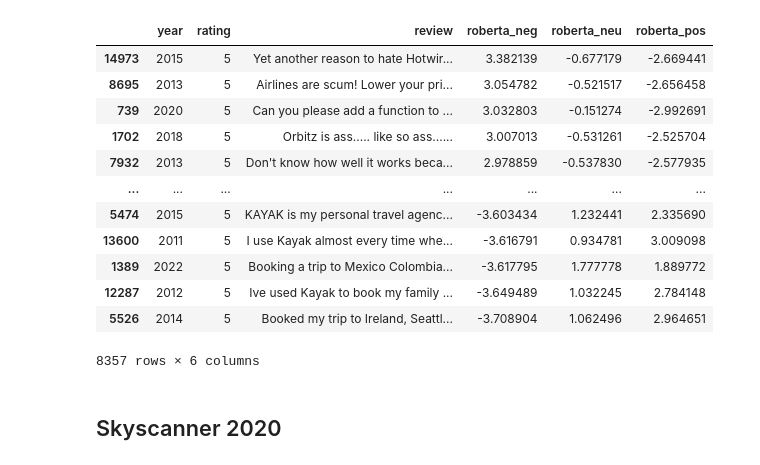
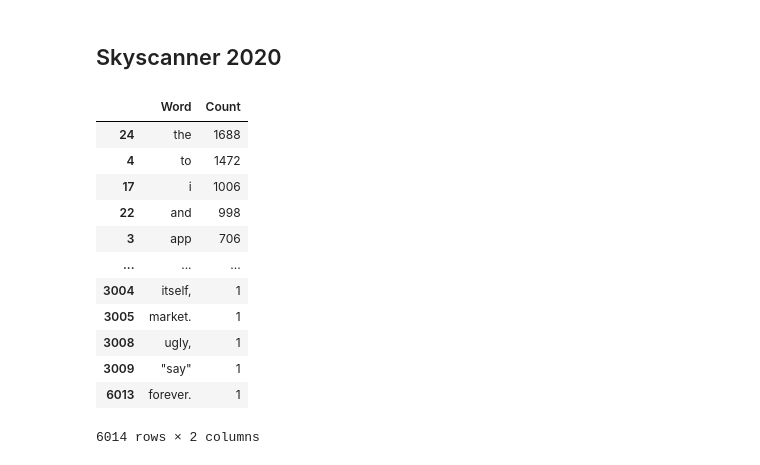
Before and after one commit to comeyrd/quantux-flightcomparator, a Jupyter notebook: analysis/sentiment.ipynb, the cells around one changed output. Saved outputs shown, nothing was run; the diff lists cells and outputs as text; code cells hidden in the pictures.

```diff
--- a/analysis/sentiment.ipynb
+++ b/analysis/sentiment.ipynb
@@ -23,16 +3,0 @@ sorted_word_counts.to_csv('wordCount.csv', index=False)
-# %%
-kayak_sentiment[kayak_sentiment['rating'] == 5].sort_values(by='roberta_neg', ascending=False)
-# %% [output]
-|  | year | rating | review | roberta_neg | roberta_neu | roberta_pos |
-| 14973 | 2015 | 5 | Yet another reason to hate Hotwir... | 3.382139 | -0.677179 | -2.669441 |
-| 8695 | 2013 | 5 | Airlines are scum! Lower your pri... | 3.054782 | -0.521517 | -2.656458 |
-| 739 | 2020 | 5 | Can you please add a function to ... | 3.032803 | -0.151274 | -2.992691 |
-| 1702 | 2018 | 5 | Orbitz is ass..... like so ass...... | 3.007013 | -0.531261 | -2.525704 |
-| 7932 | 2013 | 5 | Don't know how well it works beca... | 2.978859 | -0.537830 | -2.577935 |
-| ... | ... | ... | ... | ... | ... | ... |
-| 5474 | 2015 | 5 | KAYAK is my personal travel agenc... | -3.603434 | 1.232441 | 2.335690 |
-| 13600 | 2011 | 5 | I use Kayak almost every time whe... | -3.616791 | 0.934781 | 3.009098 |
-| 1389 | 2022 | 5 | Booking a trip to Mexico Colombia... | -3.617795 | 1.777778 | 1.889772 |
-| 12287 | 2012 | 5 | Ive used Kayak to book my family ... | -3.649489 | 1.032245 | 2.784148 |
-| 5526 | 2014 | 5 | Booked my trip to Ireland, Seattl... | -3.708904 | 1.062496 | 2.964651 |
-8357 rows × 6 columns
@@ -45,0 +18,20 @@ responses_2020 = skyscanner[skyscanner['year'] == 2020]
+# %%
+responses_2020 = skyscanner[skyscanner['year'] == 2020]
+responses_2020 = responses_2020.sort_values(by='roberta_neg', ascending=False)
+responses_2019 = skyscanner[skyscanner['year'] == 2019]
+responses_2019 = responses_2019.sort_values(by='roberta_pos', ascending=False)
+words_count(responses_2019["review"])
+# %% [output]
+|  | Word | Count |
+| 24 | the | 1688 |
+| 4 | to | 1472 |
+| 17 | i | 1006 |
+| 22 | and | 998 |
+| 3 | app | 706 |
+| ... | ... | ... |
+| 3004 | itself, | 1 |
+| 3005 | market. | 1 |
+| 3008 | ugly, | 1 |
+| 3009 | "say" | 1 |
+| 6013 | forever. | 1 |
+6014 rows × 2 columns
```
Also changed, not shown: parts of 9 cells of this notebook, 9 other files.
